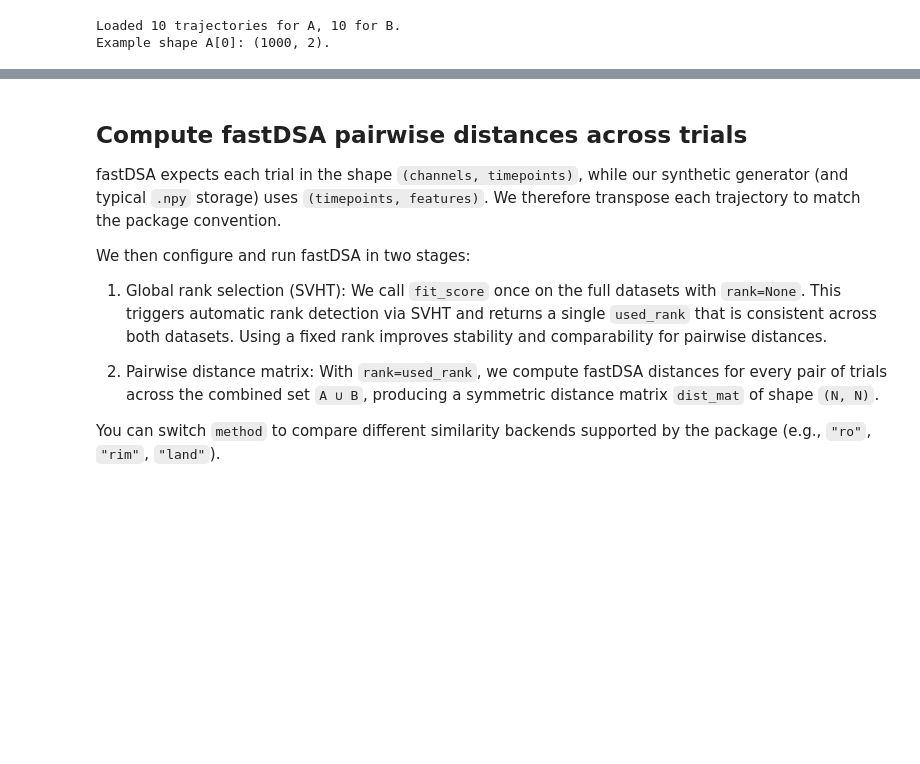
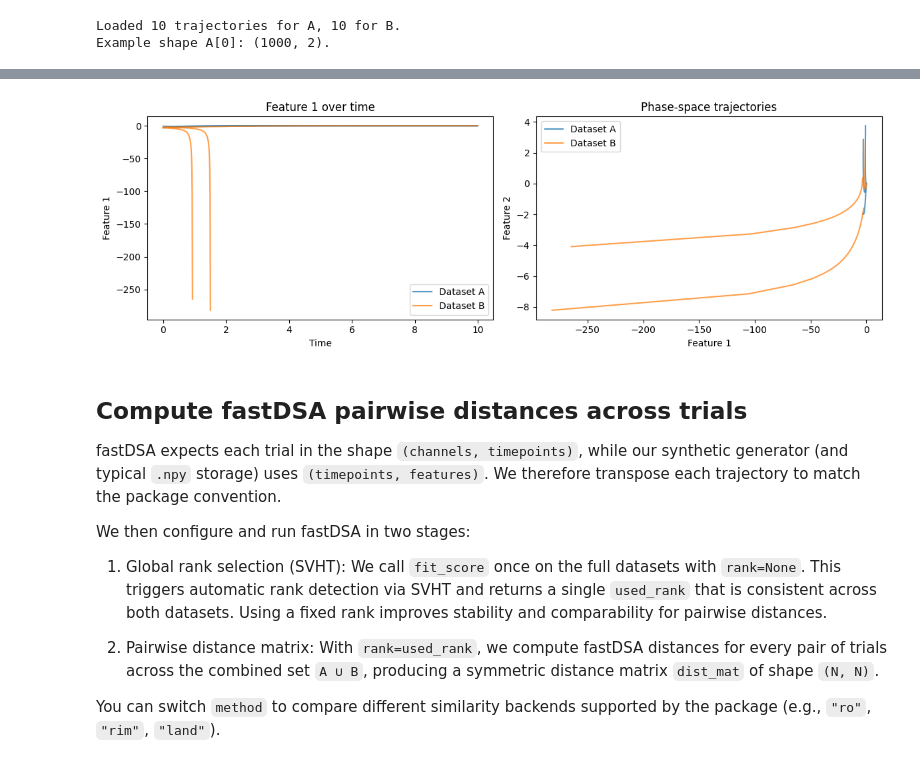
Before and after one commit to CMC-lab/fastDSA, a Jupyter notebook: Tutorial/Tutorial1.ipynb, the cells around one changed output, grey strips where cells are left out. Cells and saved outputs as stored; diff of their text form; code cells hidden in the pictures; blank space fills up the shorter version.

```diff
--- a/Tutorial/Tutorial1.ipynb
+++ b/Tutorial/Tutorial1.ipynb
@@ -86,3 +112,35 @@ Example shape A[0]: (1000, 2).
+# %%
+# Quick visual check of the generated or loaded trajectories.
+fig, axes = plt.subplots(1, 2, figsize=(12, 4))
+
+time_scale = dt if use_synthetic and "dt" in globals() else 1.0
+datasets_to_plot = [("Dataset A", dataset_A, "tab:blue"), ("Dataset B", dataset_B, "tab:orange")]
+
+for label, dataset, color in datasets_to_plot:
+    for trial_idx, traj in enumerate(dataset[:3]):
+        t = np.arange(traj.shape[0]) * time_scale
+        axes[0].plot(t, traj[:, 0], color=color, alpha=0.75, label=label if trial_idx == 0 else None)
+
+        if traj.shape[1] >= 2:
+            axes[1].plot(traj[:, 0], traj[:, 1], color=color, alpha=0.75, label=label if trial_idx == 0 else None)
+
+axes[0].set_title("Feature 1 over time")
+axes[0].set_xlabel("Time")
+axes[0].set_ylabel("Feature 1")
+axes[0].legend()
+
+if min(traj.shape[1] for _, dataset, _ in datasets_to_plot for traj in dataset) >= 2:
+    axes[1].set_title("Phase-space trajectories")
+    axes[1].set_xlabel("Feature 1")
+    axes[1].set_ylabel("Feature 2")
+    axes[1].legend()
+else:
+    axes[1].axis("off")
+
+plt.tight_layout()
+plt.show()
+# %% [output]
+[figure, added]
 # %% [markdown]
 ## Compute fastDSA pairwise distances across trials
 
```
Also changed, not shown: parts of 5 cells of this notebook, 7 other files.
